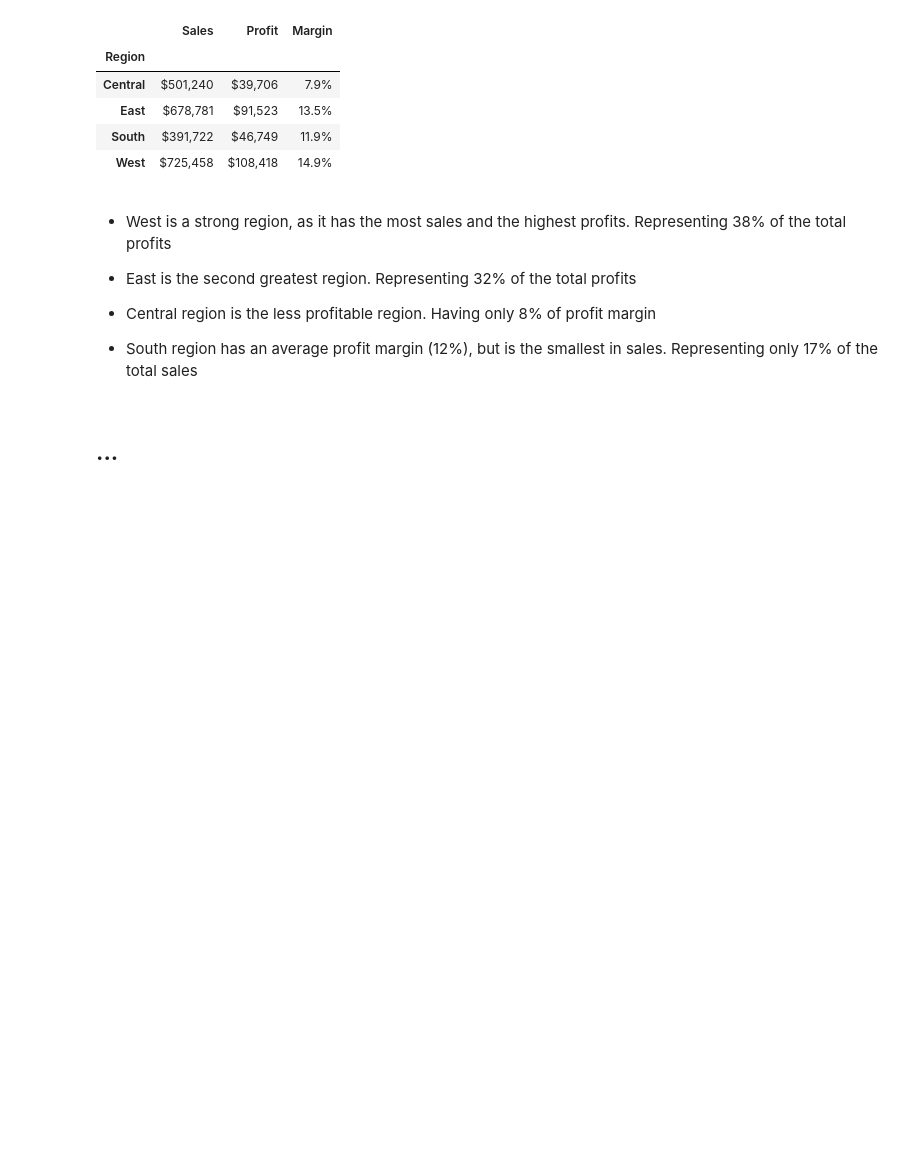
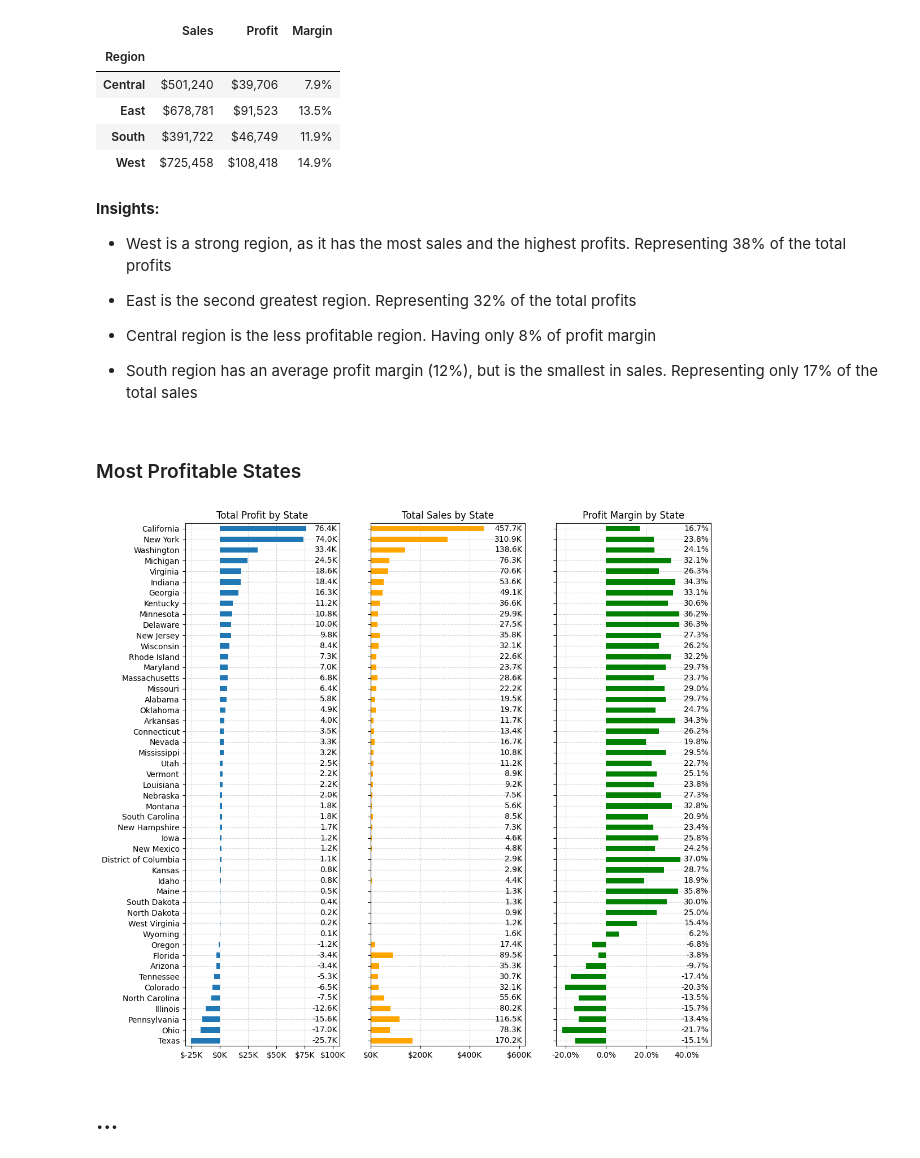
Before and after one commit to victorquoos/superstore-sales-analysis, a Jupyter notebook: notebooks/analysis.ipynb, the cells around one changed output. Drawn from its saved outputs; the diff is of its cells as text; code cells hidden in the pictures; blank space fills up the shorter version.

Commit message:
add most profitable states plot

```diff
--- a/notebooks/analysis.ipynb
+++ b/notebooks/analysis.ipynb
@@ -314,6 +315,8 @@ regional_performance.style.format({
 | South | $391,722 | $46,749 | 11.9% |
 | West | $725,458 | $108,418 | 14.9% |
 # %% [markdown]
+**Insights:**
+
 - West is a strong region, as it has the most sales and the highest profits. Representing 38% of the total profits
 
 - East is the second greatest region. Representing 32% of the total profits
@@ -321,6 +324,56 @@ regional_performance.style.format({
 - Central region is the less profitable region. Having only 8% of profit margin
 
 - South region has an average profit margin (12%), but is the smallest in sales. Representing only 17% of the total sales
+# %% [markdown]
+### Most Profitable States
+# %%
+states_performance = df.groupby("State")[["Sales", "Profit"]].sum().sort_values("Profit", ascending=True)
+states_performance["Margin"] = states_performance["Profit"] / states_performance["Sales"] * 100
+
+# plot
+fig, axes = plt.subplots(1, 3, figsize=(12, 12))
+states_performance["Profit"].plot(kind="barh", ax=axes[0])
+states_performance["Sales"].plot(kind="barh", ax=axes[1], color="orange")
+states_performance["Margin"].plot(kind="barh", ax=axes[2], color="green")
+
+for ax in axes:
+    # grid
+    ax.set_axisbelow(True)
+    ax.grid(axis="both", linestyle="--", alpha=0.5)
+    # reset labels
+    ax.set_ylabel("")
+    ax.set_yticklabels("")
+    # add space at the right
+    xl, xr = ax.get_xlim()
+    ax.set_xlim(xl, xr*1.3)
+
+# labels
+axes[0].set_yticklabels(states_performance.index)
+axes[0].set_title("Total Profit by State")
+axes[1].set_title("Total Sales by State")
+axes[2].set_title("Profit Margin by State")
+axes[0].xaxis.set_major_formatter(FuncFormatter(lambda x, _: f"${x/1_000:,.0f}K"))
+axes[1].xaxis.set_major_formatter(FuncFormatter(lambda x, _: f"${x/1_000:,.0f}K"))
+axes[2].xaxis.set_major_formatter(FuncFormatter(lambda x, _: f"{x:.1f}%"))
+
+# add values inside bars
+for i, ax in enumerate(axes):
+    for bar in ax.containers[0]:
+        width = bar.get_width()
+
+        text = f"{width:,.1f}%" if i == 2 else f"{width/1_000:,.1f}K"
+
+        ax.text(
+            ax.get_xlim()[1]*0.98,
+            bar.get_y() + bar.get_height() / 2,
+            text,
+            ha="right",
+            va="center"
+        )
+
+plt.show()
+# %% [output]
+[figure, added]
 # %% [markdown]
 ## ...
 # %%
```
Also changed, not shown: parts of 1 cell of this notebook.
